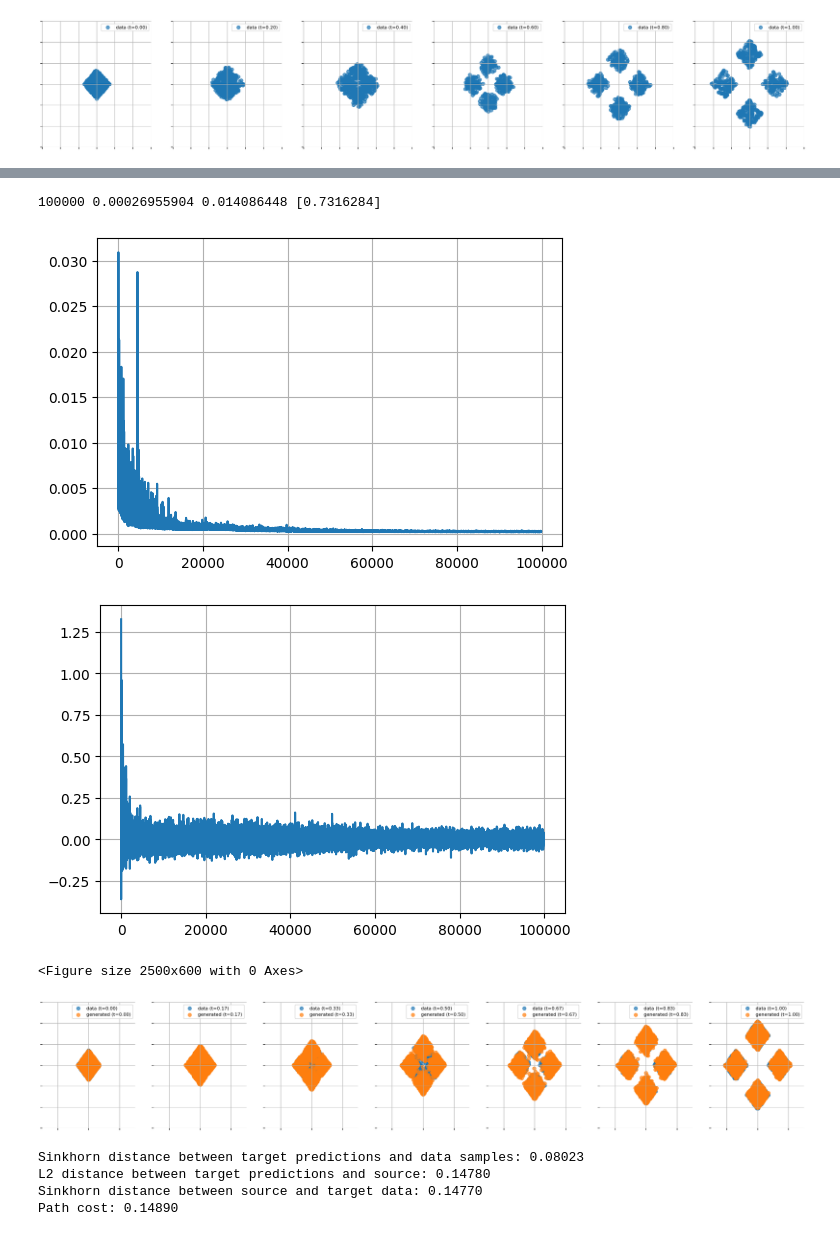
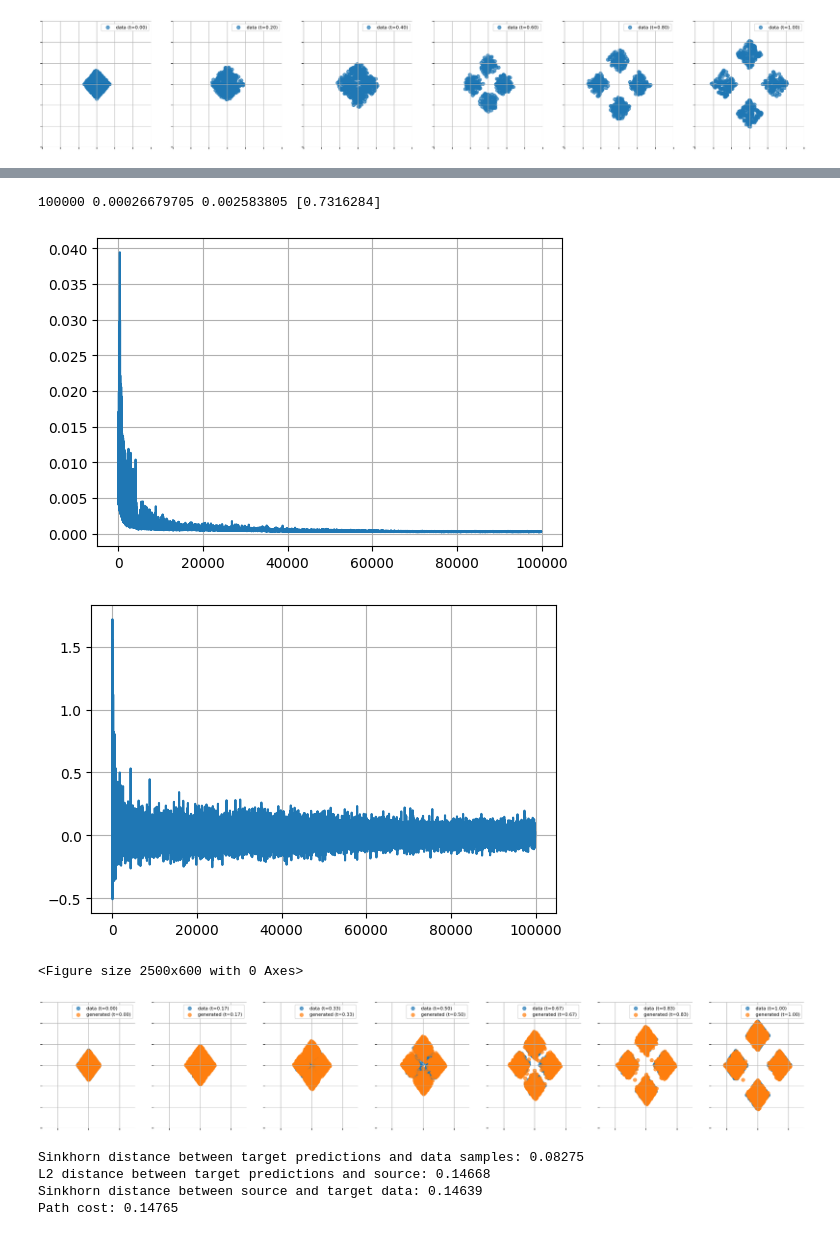
Before and after one commit to nazarblch/ott, a Jupyter notebook: docs/tutorials/AM.ipynb, the cells around one changed output, grey strips where cells are left out. Saved outputs shown, nothing was run; the diff lists cells and outputs as text; code cells hidden in the pictures.

```diff
--- a/docs/tutorials/AM.ipynb
+++ b/docs/tutorials/AM.ipynb
@@ -196,7 +301,7 @@ def potential_loss(state, params, key, bs, steps_count, weight):
 
   def step_fn(carry, _):
     t_, x_ = carry
-    dsdx = dsdx_fn(state.params, t_, x_, x_0)
+    _, dsdx = dsdtdx_fn(state.params, t_, x_, x_0)
     x_ = x_ - dt * dsdx
     t_ = t_ + dt
     return (t_, x_), x_
@@ -242,7 +347,7 @@ def train_step_with_potential(state, bs, u0, key):
   state = state.apply_gradients(grads=grads)
 
   grad_fn = jax.value_and_grad(potential_loss, argnums=1, has_aux=False)
-  loss_potential, potential_grads = grad_fn(state, state.params, key, bs, 30, 5)
+  loss_potential, potential_grads = grad_fn(state, state.params, key, bs, 30, 10)
   state = state.apply_gradients(grads=potential_grads)
 
   return state, loss, loss_potential, u0
@@ -312,41 +417,41 @@ def callback(step, state, loss, loss_potential, u0):
   plt.plot(loss_potential_plot[100:])
   plt.grid()
 
   x, true_x, cost = inference(state)
   plt.figure(figsize = (25,6))
   ax = plot_dynamics(true_x[::5], 'data')
   _ = plot_dynamics(x[::5], 'generated', ax)
 
   plt.show()
 
   sk_dist = jax.device_get(sinkhorn_loss(x[-1].x * 10, true_x[-1].x * 10))
   l2_dist = ((x[-1].x - x[0].x) ** 2).sum(-1).mean() / 2
-  true_sk_dist = sinkhorn_loss(x[0].x, x[-1].x) / 2
+  true_sk_dist = sinkhorn_loss(true_x[0].x, true_x[-1].x) / 2
 
   print(f"Sinkhorn distance between target predictions and data samples: {sk_dist:.5f}")
   print(f"L2 distance between target predictions and source: {l2_dist:.5f}")
   print(f"Sinkhorn distance between source and target data: {true_sk_dist:.5f}")
   print(f"Path cost: {cost:.5f}")
 
 
 for it in trange(num_iterations):
-  if it % 5 != 0:
+  if it % 4 != 0:
     state, loss, u0 = train_step_cost(state, bs, u0, random.fold_in(loop_key, it))
   else:
     state, loss, loss_potential, u0 = train_step_with_potential(state, bs, u0, random.fold_in(loop_key, it))
     loss_potential_plot[it] = loss_potential
 
   loss_plot[it] = loss
 
   if it % 5000 == 0 and it > 0:
     callback(it, state, loss, loss_potential, u0)
 # %% [output]
-100000 0.00026955904 0.014086448 [0.7316284]
+100000 0.00026679705 0.002583805 [0.7316284]
-[figure, old version]
+[figure, new version]
-[figure, old version]
+[figure, new version]
 <Figure size 2500x600 with 0 Axes>
 [figure]
-Sinkhorn distance between target predictions and data samples: 0.08023
-L2 distance between target predictions and source: 0.14780
-Sinkhorn distance between source and target data: 0.14770
-Path cost: 0.14890
+Sinkhorn distance between target predictions and data samples: 0.08275
+L2 distance between target predictions and source: 0.14668
+Sinkhorn distance between source and target data: 0.14639
+Path cost: 0.14765
```
Also changed, not shown: parts of 5 cells of this notebook, 7 other files.
